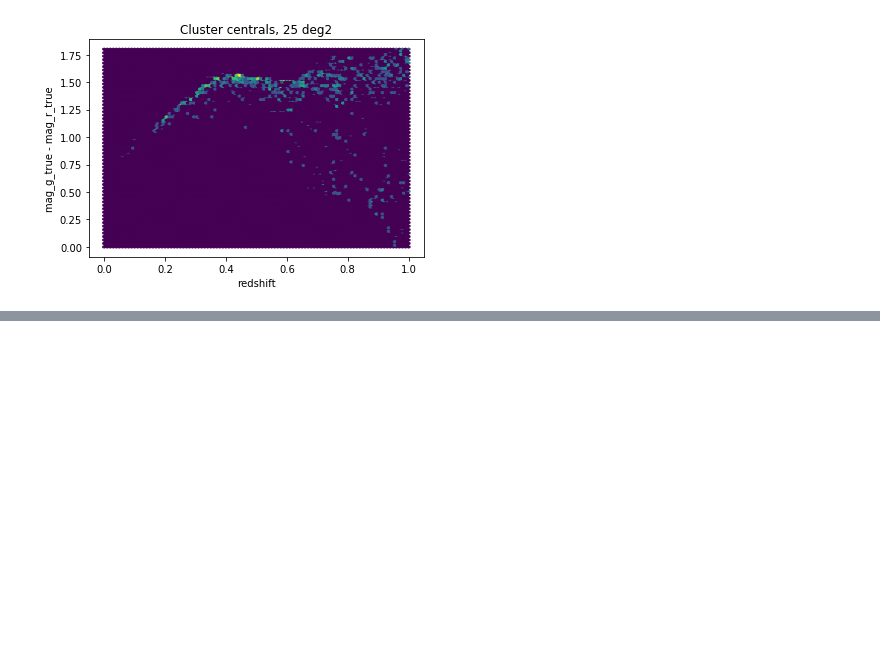
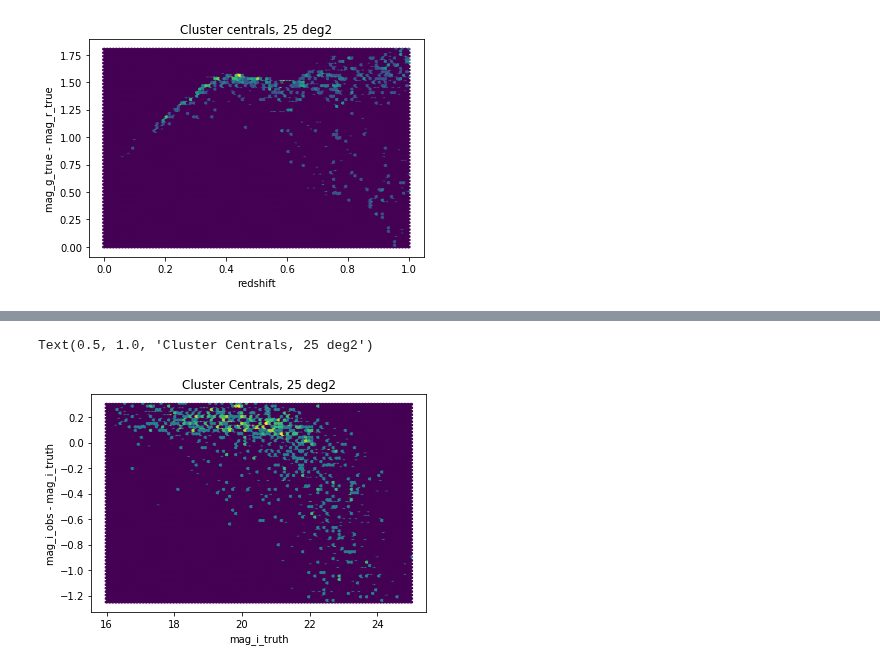
Before and after one commit to LSSTDESC/DC2-analysis, a Jupyter notebook: validation/central_offsets_required_area.ipynb, the cells around one changed output, grey strips where cells are left out. Saved outputs shown, nothing was run; the diff lists cells and outputs as text; code cells hidden in the pictures; blank space fills up the shorter version.

```diff
--- a/validation/central_offsets_required_area.ipynb
+++ b/validation/central_offsets_required_area.ipynb
@@ -130,0 +141,10 @@ Text(0.5, 1.0, 'Cluster centrals, 25 deg2')
+# %%
+plt.hexbin(truthdata['mag_true_i_lsst'][i0[use]], mag_i_matched[use] - truthdata['mag_true_i_lsst'][i0[use]],
+           bins='log',
+           extent=[16, 25, -1.25, 0.3])
+plt.xlabel('mag_i_truth')
+plt.ylabel('mag_i_obs - mag_i_truth')
+plt.title('Cluster Centrals, 25 deg2')
+# %% [output]
+Text(0.5, 1.0, 'Cluster Centrals, 25 deg2')
+[figure, added]
```
Also changed, not shown: parts of 1 cell of this notebook.
